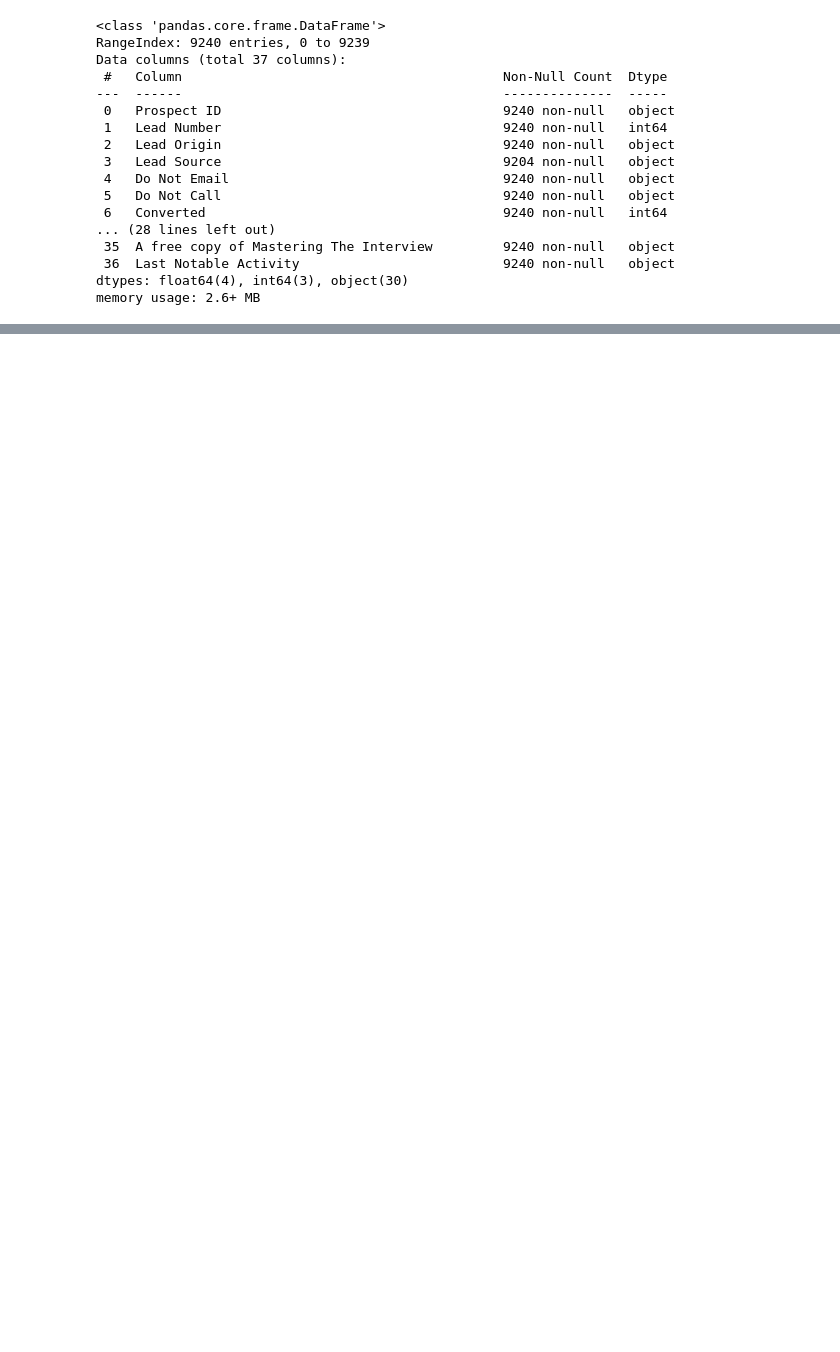
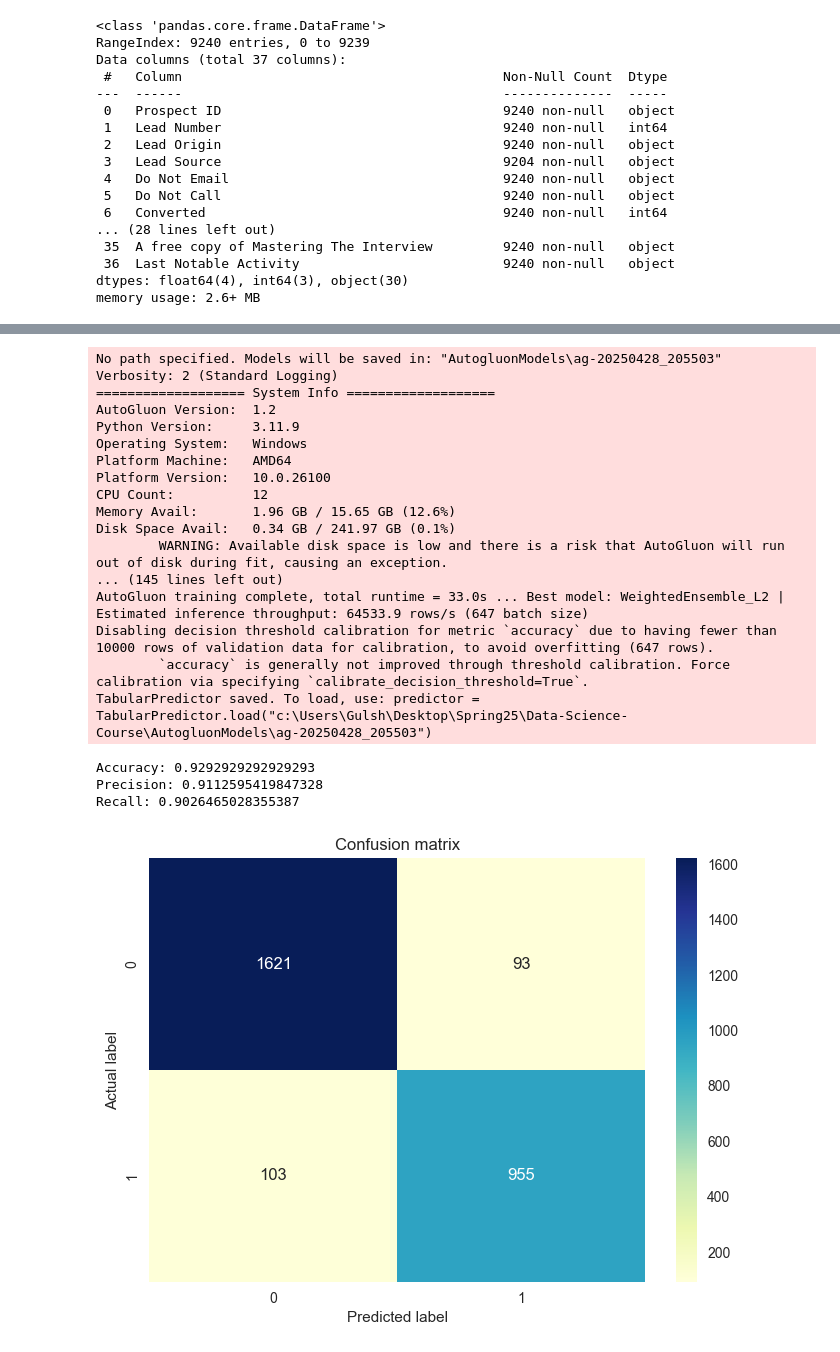
Before and after one commit to gulshan18090/Data-Science-Course, a Jupyter notebook: Homework8V5.ipynb, the cells around one changed output, grey strips where cells are left out. Cells and saved outputs as stored; diff of their text form; code cells hidden in the pictures; blank space fills up the shorter version.

```diff
--- a/Homework8V5.ipynb
+++ b/Homework8V5.ipynb
@@ -103,0 +266,57 @@ def eval(yact,ypred):
+# %%
+#Q3(30 pt)-Using Autogluon  AutoML tools,make prediction on test data and evaluate performance of prediction using eval function defined above.
+
+from autogluon.tabular import TabularPredictor
+
+# Reload and preprocess
+df = pd.read_csv("https://raw.githubusercontent.com/ogut77/DataScience/main/data/Leads.csv")
+
+for col in df.columns:
+    if df[col].dtype in ['float64', 'int64']:
+        df[col].fillna(df[col].mean(), inplace=True)
+    else:
+        df[col].fillna(df[col].mode()[0], inplace=True)
+
+df.drop(columns=['Prospect ID', 'Lead Number'], inplace=True)
+
+# Split
+X = df.drop(columns='Converted')
+y = df['Converted']
+X_train, X_test, y_train, y_test = train_test_split(X, y, test_size=0.3)
+
+train_data = X_train.copy()
+train_data['Converted'] = y_train
+
+test_data = X_test.copy()
+test_data['Converted'] = y_test
+
+# Fit model
+predictor = TabularPredictor(label='Converted').fit(train_data)
+
+# Predict
+preds = predictor.predict(test_data.drop(columns='Converted'))
+
+# Evaluate
+eval(test_data['Converted'], preds)
+# %% [output]
+No path specified. Models will be saved in: "AutogluonModels\ag-20250428_205503"
+Verbosity: 2 (Standard Logging)
+=================== System Info ===================
+AutoGluon Version:  1.2
+Python Version:     3.11.9
+Operating System:   Windows
+Platform Machine:   AMD64
+Platform Version:   10.0.26100
+CPU Count:          12
+Memory Avail:       1.96 GB / 15.65 GB (12.6%)
+Disk Space Avail:   0.34 GB / 241.97 GB (0.1%)
+        WARNING: Available disk space is low and there is a risk that AutoGluon will run out of disk during fit, causing an exception.
+... (145 lines left out)
+AutoGluon training complete, total runtime = 33.0s ... Best model: WeightedEnsemble_L2 | Estimated inference throughput: 64533.9 rows/s (647 batch size)
+Disabling decision threshold calibration for metric `accuracy` due to having fewer than 10000 rows of validation data for calibration, to avoid overfitting (647 rows).
+        `accuracy` is generally not improved through threshold calibration. Force calibration via specifying `calibrate_decision_threshold=True`.
+TabularPredictor saved. To load, use: predictor = TabularPredictor.load("c:\Users\Gulsh\Desktop\Spring25\Data-Science-Course\AutogluonModels\ag-20250428_205503")
+Accuracy: 0.9292929292929293
+Precision: 0.9112595419847328
+Recall: 0.9026465028355387
+[figure, added]
```
Also changed, not shown: parts of 7 cells of this notebook.
